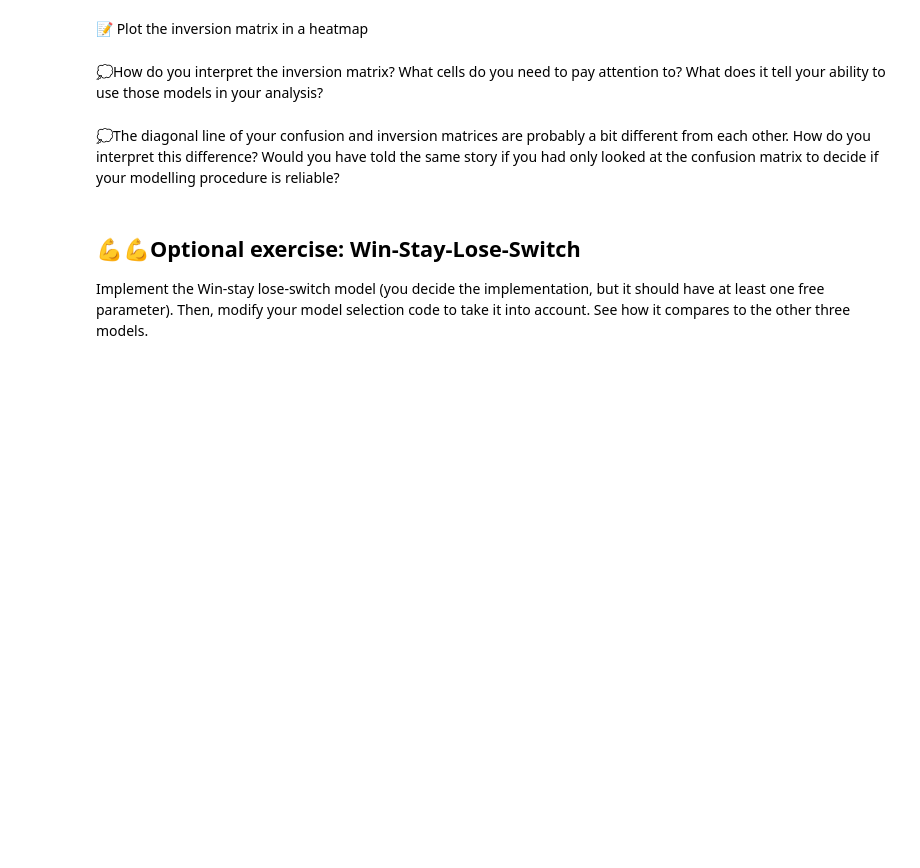
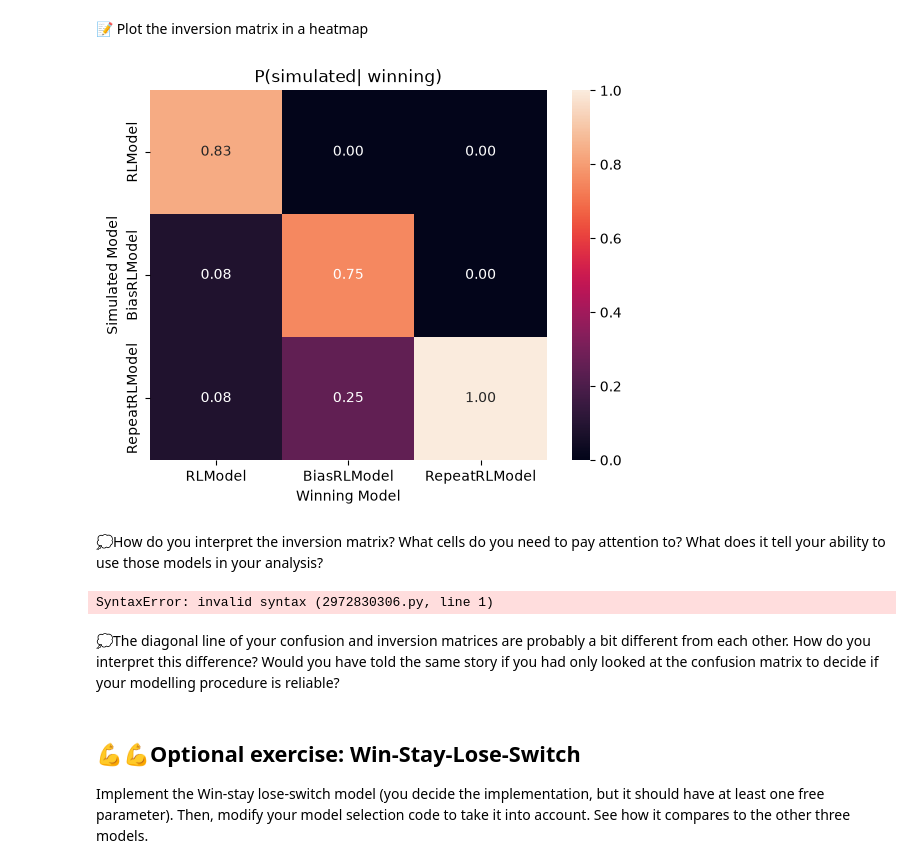
Before and after one commit to easiryne/cognitive-modeling-lab, a Jupyter notebook: TD_7/td7_notebook.ipynb, the cells around one changed output. Saved outputs shown, nothing was run; the diff lists cells and outputs as text; code cells hidden in the pictures; blank space fills up the shorter version.

```diff
--- a/TD_7/td7_notebook.ipynb
+++ b/TD_7/td7_notebook.ipynb
@@ -468,5 +661,5 @@ This type of question is the one we ask ourselves when we do computational model
 # %% [markdown]
 📝 Compute the `inversion_matrix` by normalizing the `confusion_matrix` column-wise (i.e., each column should sum to 1).
 # %%
-inversion_matrix = ...
+inversion_matrix = confusion_matrix.div(confusion_matrix.sum(axis=0), axis=1)  # Normalize each row to sum to 1
 inversion_matrix
@@ -474,9 +672,29 @@ inversion_matrix
 📝 Plot the inversion matrix in a heatmap
 # %%
 # Your code here
-...
+sns.heatmap(inversion_matrix, annot=True, fmt='.2f')
+plt.title(f"P(simulated| winning)")
+plt.xlabel('Winning Model')
+plt.ylabel('Simulated Model')
+plt.show()
+# %% [output]
+[figure, added]
 # %% [markdown]
 💭How do you interpret the inversion matrix? What cells do you need to pay attention to? What does it tell your ability to use those models in your analysis?
+# %%
+The inversion matrix is read **column by column**: each cell estimates \(P(\text{simulated model} \mid \text{winning model})\).
+
+The diagonal cells indicate how reliably a winning model identifies the true generating model. Here, the results suggest that:
+
+- A winning `RLModel` corresponds to the true model in about 83% of cases.
+- A winning `BiasRLModel` corresponds to the true model in 75% of cases.
+- A winning `RepeatRLModel` corresponds to the true model in 100% of cases.
+
+The off-diagonal cells show possible misidentifications. These are especially important when interpreting a winning `BiasRLModel`, since 25% of those cases were actually generated by `RepeatRLModel`.
+
+Thus, the `RepeatRLModel` appears easiest to identify, while the other models can occasionally be confused. The inversion matrix suggests that model-selection results should be interpreted cautiously, rather than assuming that the winning model is always the true model.
+# %% [output]
+SyntaxError: invalid syntax (2972830306.py, line 1)
 # %% [markdown]
 💭The diagonal line of your confusion and inversion matrices are probably a bit different from each other. How do you interpret this difference? Would you have told the same story if you had only looked at the confusion matrix to decide if your modelling procedure is reliable?
 # %% [markdown]
```
Also changed, not shown: parts of 14 cells of this notebook.
